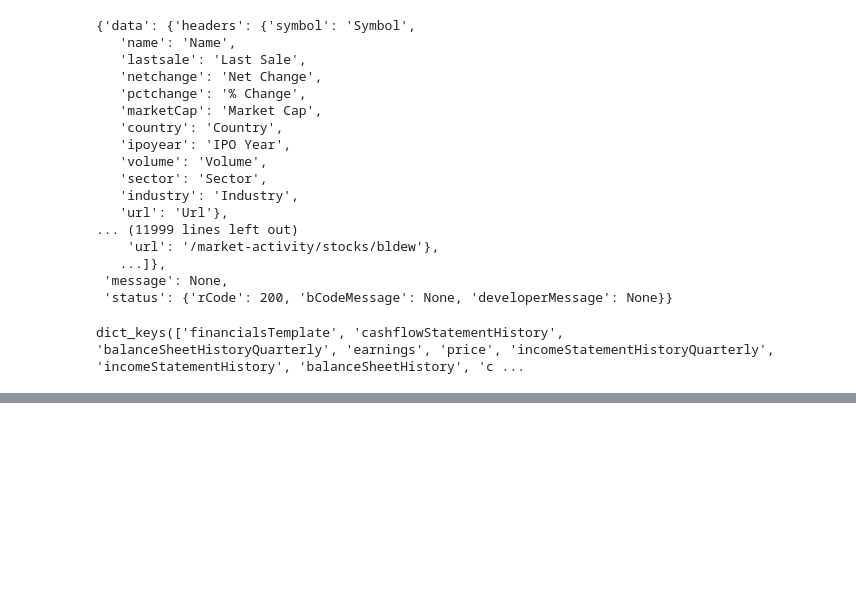
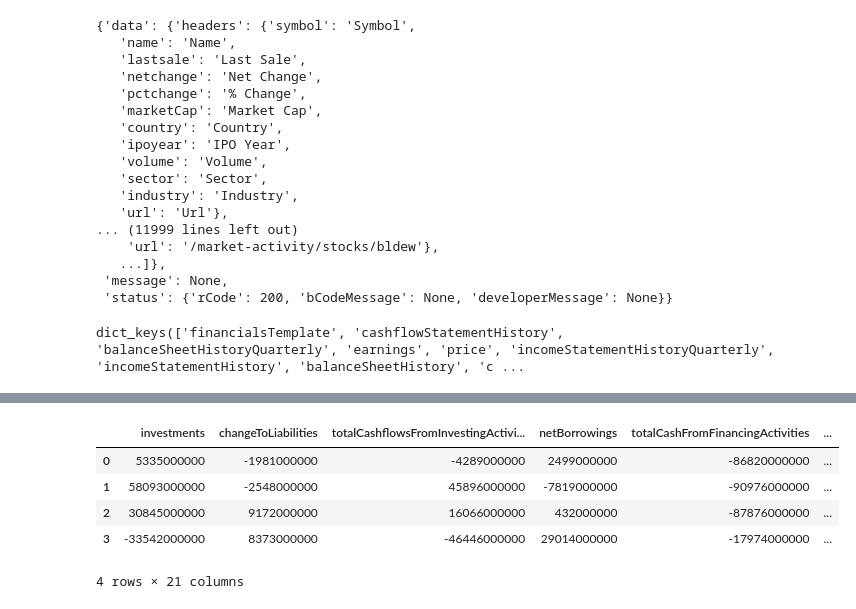
Before and after one commit to rochiecuevas/stocks, a Jupyter notebook: Stocks.ipynb, the cells around one changed output, grey strips where cells are left out. Saved outputs shown, nothing was run; the diff lists cells and outputs as text; code cells hidden in the pictures; blank space fills up the shorter version.

```diff
--- a/Stocks.ipynb
+++ b/Stocks.ipynb
@@ -143,3 +128,12 @@ financials_varlist = list(financials["cashflowStatementHistory"]["cashflowStatem
+# %%
+df
+# %% [output]
+|  | investments | changeToLiabilities | totalCashflowsFromInvestingActivi... | netBorrowings | totalCashFromFinancingActivities | ... |
+| 0 | 5335000000 | -1981000000 | -4289000000 | 2499000000 | -86820000000 | ... |
+| 1 | 58093000000 | -2548000000 | 45896000000 | -7819000000 | -90976000000 | ... |
+| 2 | 30845000000 | 9172000000 | 16066000000 | 432000000 | -87876000000 | ... |
+| 3 | -33542000000 | 8373000000 | -46446000000 | 29014000000 | -17974000000 | ... |
+4 rows × 21 columns
 # %%
 financials["earnings"]
 # %%
```
Also changed, not shown: parts of 8 cells of this notebook.
